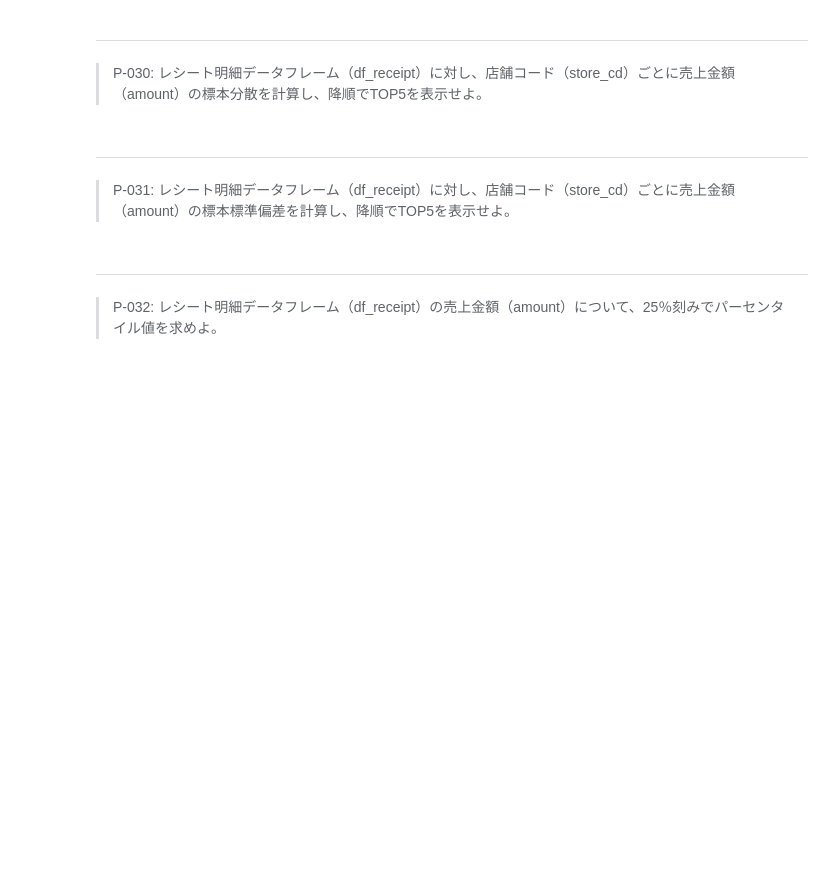
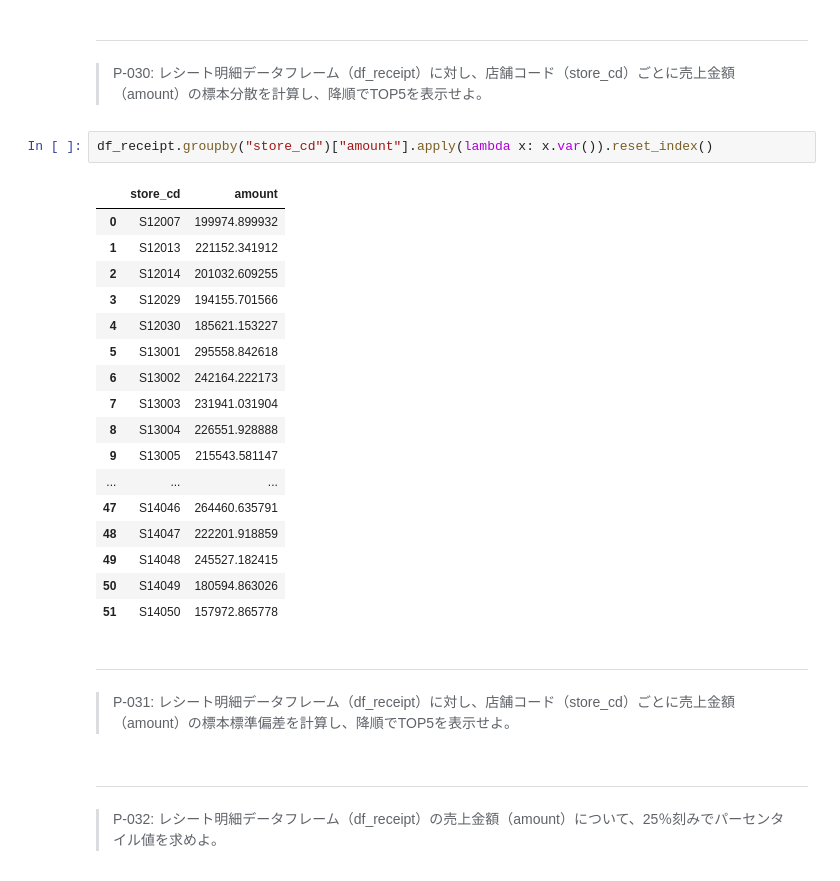
Before and after one commit to cmb-sy/data-science-100-fungo, a Jupyter notebook: 100knocks-preprocess_ForColab-AzureNotebook-master/preprocess_knock_Python_Colab.ipynb, the cells around one changed output. Drawn from its saved outputs; the diff is of its cells as text; blank space fills up the shorter version.

```diff
--- a/100knocks-preprocess_ForColab-AzureNotebook-master/preprocess_knock_Python_Colab.ipynb
+++ b/100knocks-preprocess_ForColab-AzureNotebook-master/preprocess_knock_Python_Colab.ipynb
@@ -323,6 +324,26 @@ df_tmp.query("sales_ymd_max != sales_ymd_min").head(10)
 # %% [markdown]
 ---
 > P-030: レシート明細データフレーム（df_receipt）に対し、店舗コード（store_cd）ごとに売上金額（amount）の標本分散を計算し、降順でTOP5を表示せよ。
+# %%
+df_receipt.groupby("store_cd")["amount"].apply(lambda x: x.var()).reset_index()
+# %% [output]
+|  | store_cd | amount |
+| 0 | S12007 | 199974.899932 |
+| 1 | S12013 | 221152.341912 |
+| 2 | S12014 | 201032.609255 |
+| 3 | S12029 | 194155.701566 |
+| 4 | S12030 | 185621.153227 |
+| 5 | S13001 | 295558.842618 |
+| 6 | S13002 | 242164.222173 |
+| 7 | S13003 | 231941.031904 |
+| 8 | S13004 | 226551.928888 |
+| 9 | S13005 | 215543.581147 |
+| ... | ... | ... |
+| 47 | S14046 | 264460.635791 |
+| 48 | S14047 | 222201.918859 |
+| 49 | S14048 | 245527.182415 |
+| 50 | S14049 | 180594.863026 |
+| 51 | S14050 | 157972.865778 |
 # %% [markdown]
 ---
 > P-031: レシート明細データフレーム（df_receipt）に対し、店舗コード（store_cd）ごとに売上金額（amount）の標本標準偏差を計算し、降順でTOP5を表示せよ。
```
Also changed, not shown: parts of 7 cells of this notebook.
